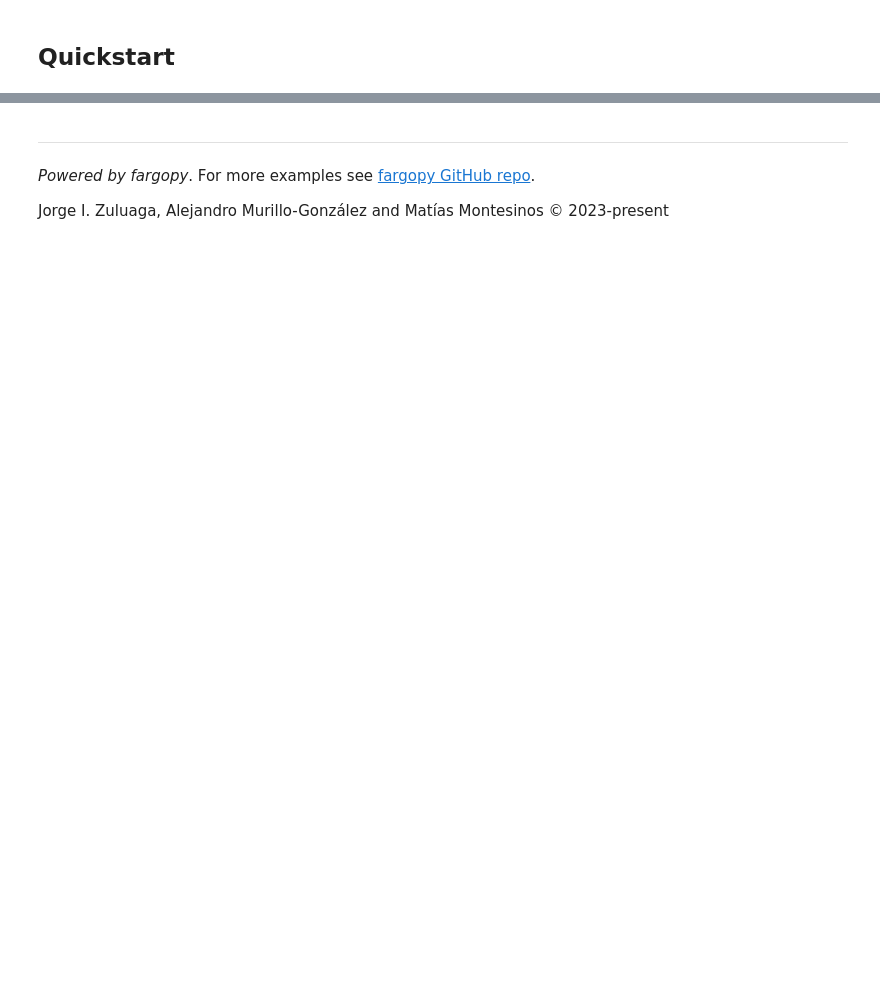
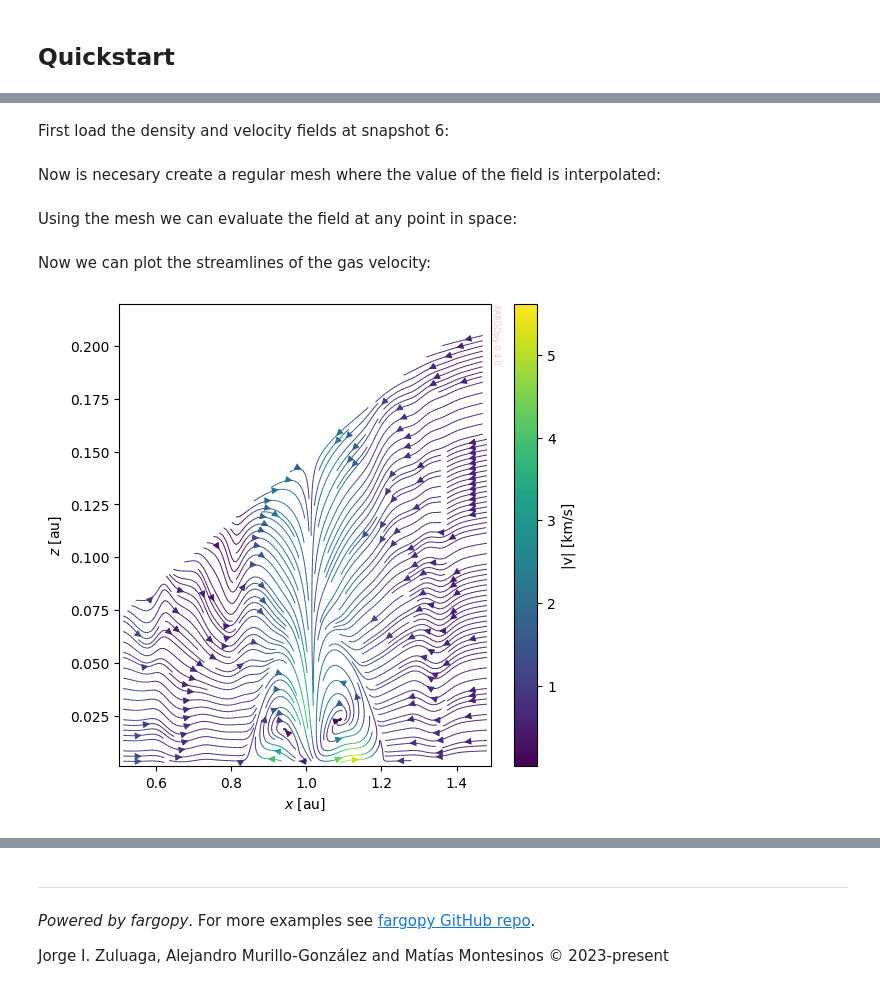
Before and after one commit to seap-udea/fargopy, a Jupyter notebook: README.ipynb, the cells around one changed output, grey strips where cells are left out. Saved outputs shown, nothing was run; the diff lists cells and outputs as text; code cells hidden in the pictures; blank space fills up the shorter version.

```diff
--- a/README.ipynb
+++ b/README.ipynb
@@ -404,0 +196,3 @@ This package has been designed and written mostly by Jorge I. Zuluaga and Alejan
+# %%
+fp.Simulation.download_precomputed('p3disoj')
+sim = fp.Simulation(output_dir='/tmp/p3disoj')
@@ -404,0 +214,2 @@ This package has been designed and written mostly by Jorge I. Zuluaga and Alejan
+# %% [markdown]
+First load the density and velocity fields at snapshot 6:
@@ -404,0 +222,48 @@ This package has been designed and written mostly by Jorge I. Zuluaga and Alejan
+# %% [markdown]
+Now is necesary create a regular mesh where the value of the field is interpolated:
+# %%
+import numpy as np
+
+# This is the snapshot number where the streamplot will be computed
+time = 6
+
+# Get the minimum and maximum values of var1 and var3 (x and z coordinates)
+xmin=data.var1_mesh[time].min()
+xmax=data.var1_mesh[time].max()
+zmin=data.var3_mesh[time].min()
+zmax=data.var3_mesh[time].max()
+
+# Create a grid of points
+resolution = 120
+xs = np.linspace(xmin, xmax, resolution)
+zs = np.linspace(zmin, zmax, resolution)
+X, Z = np.meshgrid(xs, zs, indexing='ij')
+# %% [markdown]
+Using the mesh we can evaluate the field at any point in space:
+# %%
+vxs, vys, vzs = data.evaluate(field='gasv', time=6, var1=X, var3=Z)
+
+# Velocity magnitude at each mesh point
+v_mag = np.sqrt(vxs**2 + vzs**2).T *sim.UV / 1e5
+# %% [markdown]
+Now we can plot the streamlines of the gas velocity:
+# %%
+fig,axs = plt.subplots(1,1,figsize=(6,6))
+
+cmap = 'Spectral_r'
+
+strm = axs.streamplot(X.T, Z.T, vxs.T, vzs.T,
+                       color=v_mag, linewidth=0.7, density=3.0, cmap='viridis')
+
+fig.colorbar(strm.lines, ax=axs, label="|v| [km/s]")
+
+axs.set_xlim(xmin, xmax)
+axs.set_ylim(zmin, zmax)
+axs.set_xlabel('$x$ [au]')
+axs.set_ylabel('$z$ [au]')
+
+
+fp.Plot.fargopy_mark(axs)
+plt.savefig('gallery/readme-streamlines.png') # Save figure
+# %% [output]
+[figure, added]
```
Also changed, not shown: parts of 114 cells of this notebook.
